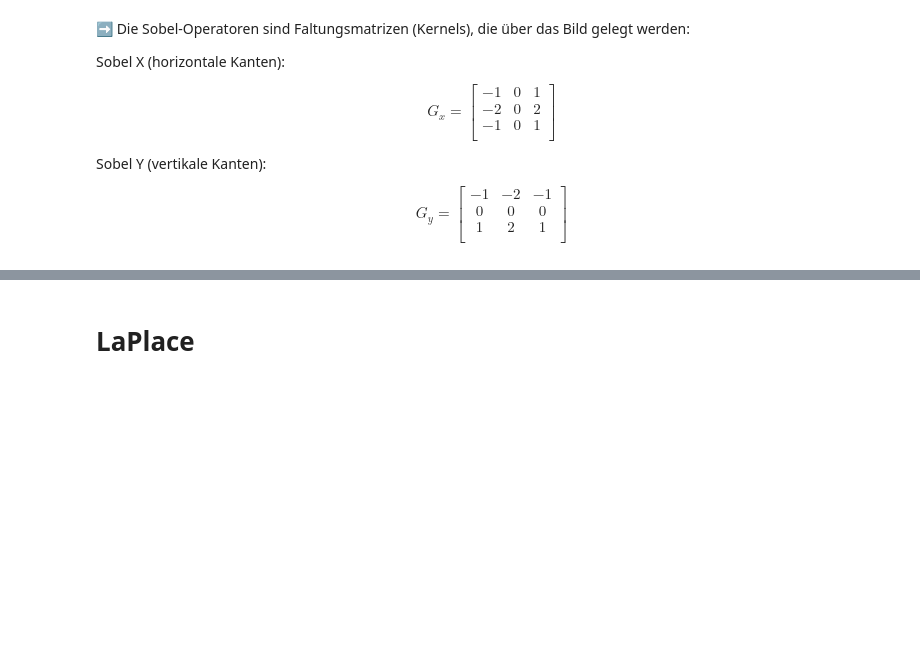
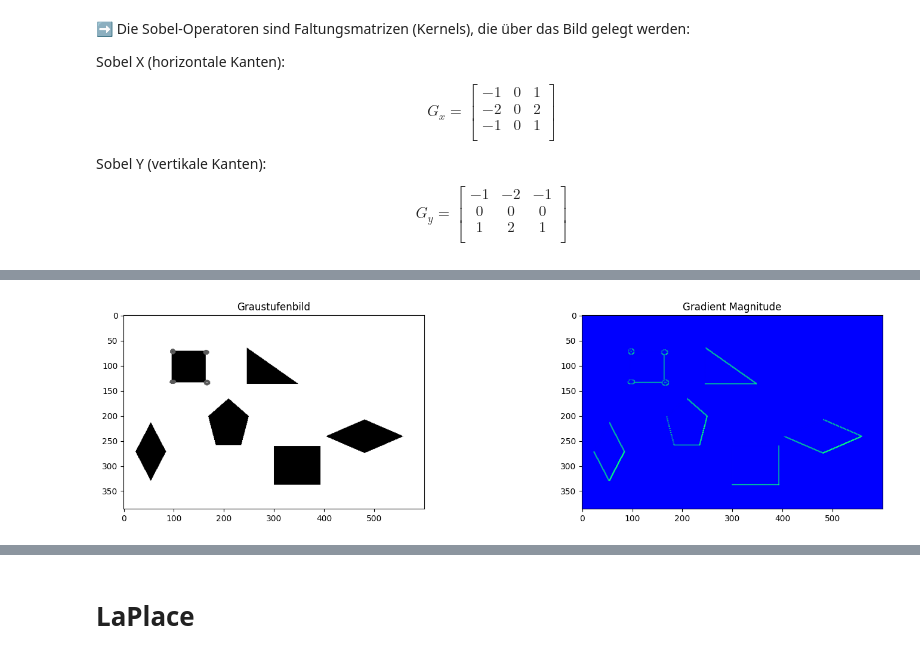
Before and after one commit to lukestairwalker/OpenCV, a Jupyter notebook: notebooks/filter_optimized.ipynb, the cells around one changed output, grey strips where cells are left out. Cells and saved outputs as stored; diff of their text form; code cells hidden in the pictures; blank space fills up the shorter version.

```diff
--- a/notebooks/filter_optimized.ipynb
+++ b/notebooks/filter_optimized.ipynb
@@ -137,0 +141,21 @@ Nicht direkt analytisch, weil der Sobel-Operator auf der diskreten Approximation
+# %%
+from scipy import ndimage
+
+# Sobel-Operator anwenden
+sobel_x = ndimage.sobel(bild_array, axis=1)
+sobel_y = ndimage.sobel(bild_array, axis=0)
+sobel_magnitude = np.hypot(sobel_x, sobel_y)
+
+# Plot
+fig, axs = plt.subplots(1, 2, figsize=(16, 4))
+
+axs[0].imshow(bild_array, cmap='gray')
+axs[0].set_title("Graustufenbild")
+
+axs[1].imshow(sobel_magnitude, cmap='winter')
+axs[1].set_title("Gradient Magnitude")
+
+plt.tight_layout()
+plt.show()
+# %% [output]
+[figure, added]
```
Also changed, not shown: parts of 36 cells of this notebook, 2 other files.
